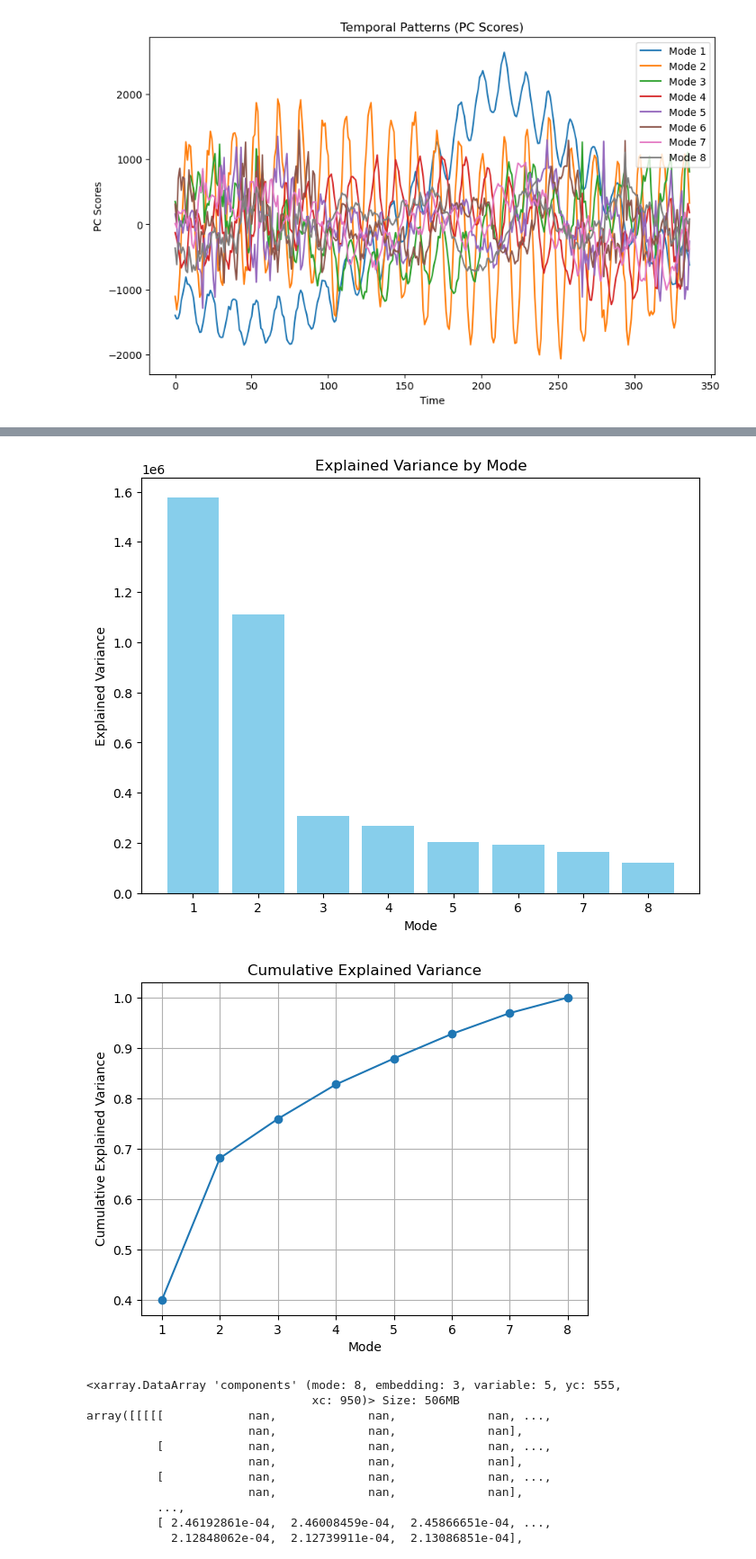
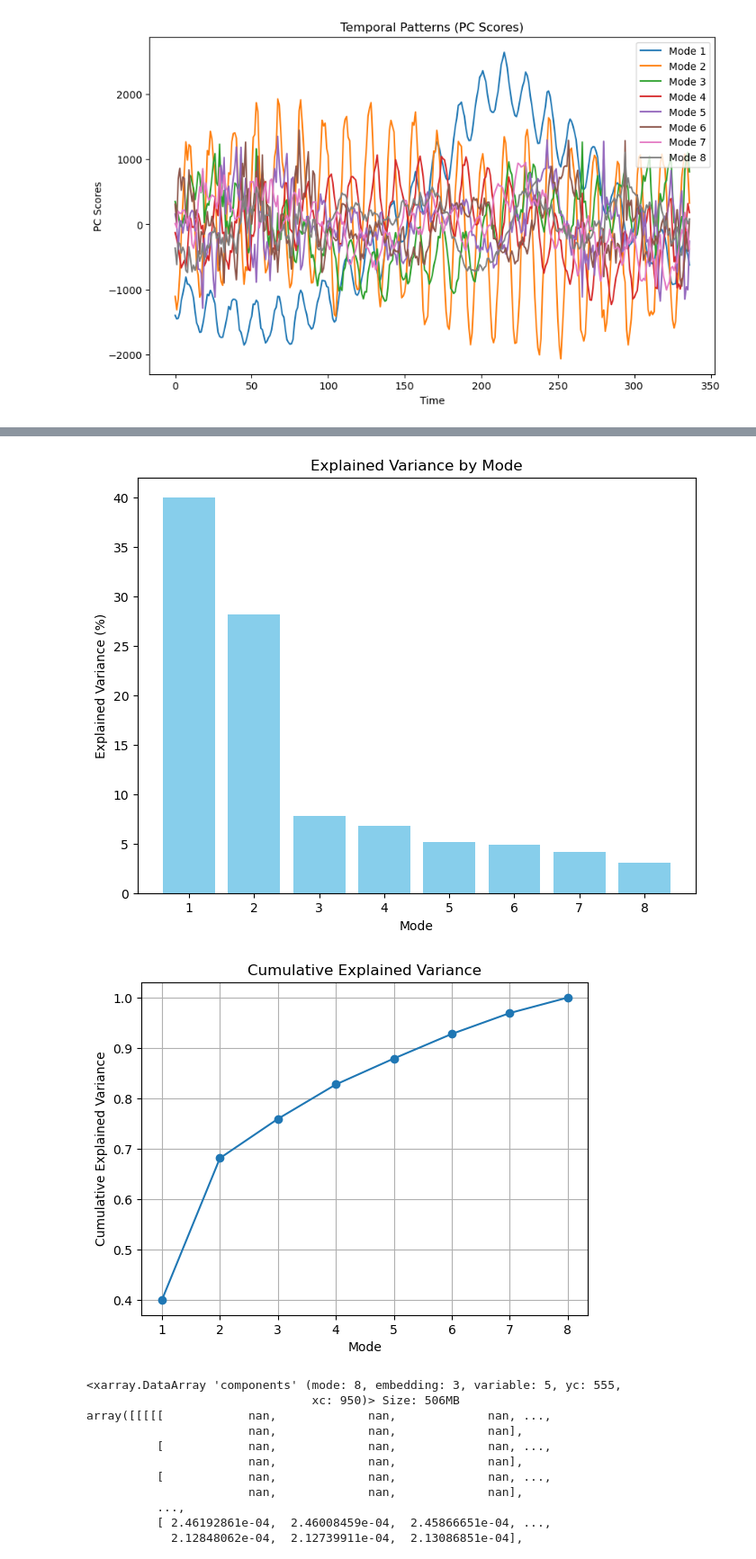
Before and after one commit to butterman0/spGDMM, a Jupyter notebook: 2_notebooks/1d_EOF.ipynb, the cells around one changed output, grey strips where cells are left out. Shown at 90% size. Saved outputs shown, nothing was run; the diff lists cells and outputs as text; code cells hidden in the pictures.

Commit message:
feat: EEOF plots

```diff
--- a/2_notebooks/1d_EOF.ipynb
+++ b/2_notebooks/1d_EOF.ipynb
@@ -98,0 +115,4 @@ model.save("/cluster/home/haroldh/spGDMM/1_data/4_interim/EOFs/EEOF_tsuve_50pca.
+# %%
+import xeofs
+
+model = xeofs.single.ExtendedEOF.load("/cluster/home/haroldh/spGDMM/1_data/4_interim/EOFs/EEOF_tsuve_50pca.nc")
@@ -139,24 +221,26 @@ plt.show()
 # %%
+import matplotlib.pyplot as plt
+
 # Access explained variance
 explained_variance = model.data['explained_variance']
 
 # Plot explained variance
 plt.figure(figsize=(8, 6))
-plt.bar(range(1, len(explained_variance) + 1), explained_variance.values, color='skyblue')
+plt.bar(range(1, len(explained_variance) + 1), model.explained_variance()/model.explained_variance().sum()*100, color='skyblue')
 plt.xlabel("Mode")
-plt.ylabel("Explained Variance")
+plt.ylabel("Explained Variance (%)")
 plt.title("Explained Variance by Mode")
 plt.show()
 
 cumulative_variance = explained_variance.cumsum() / explained_variance.sum()
 plt.plot(range(1, len(cumulative_variance) + 1), cumulative_variance, marker='o')
 plt.xlabel("Mode")
 plt.ylabel("Cumulative Explained Variance")
 plt.title("Cumulative Explained Variance")
 plt.grid()
 plt.show()
 # %% [output]
-[figure, old version]
+[figure, new version]
 [figure]
 # %%
 model.components()
```
Also changed, not shown: parts of 10 cells of this notebook.
